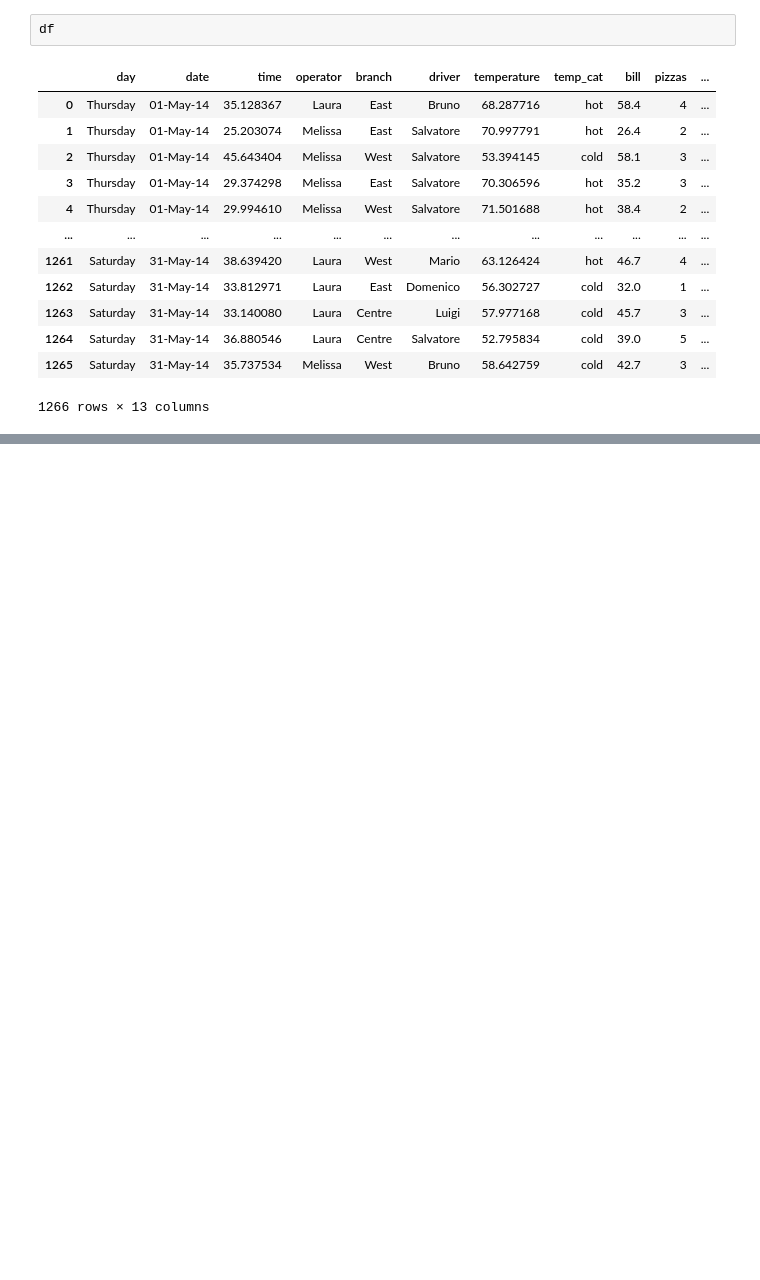
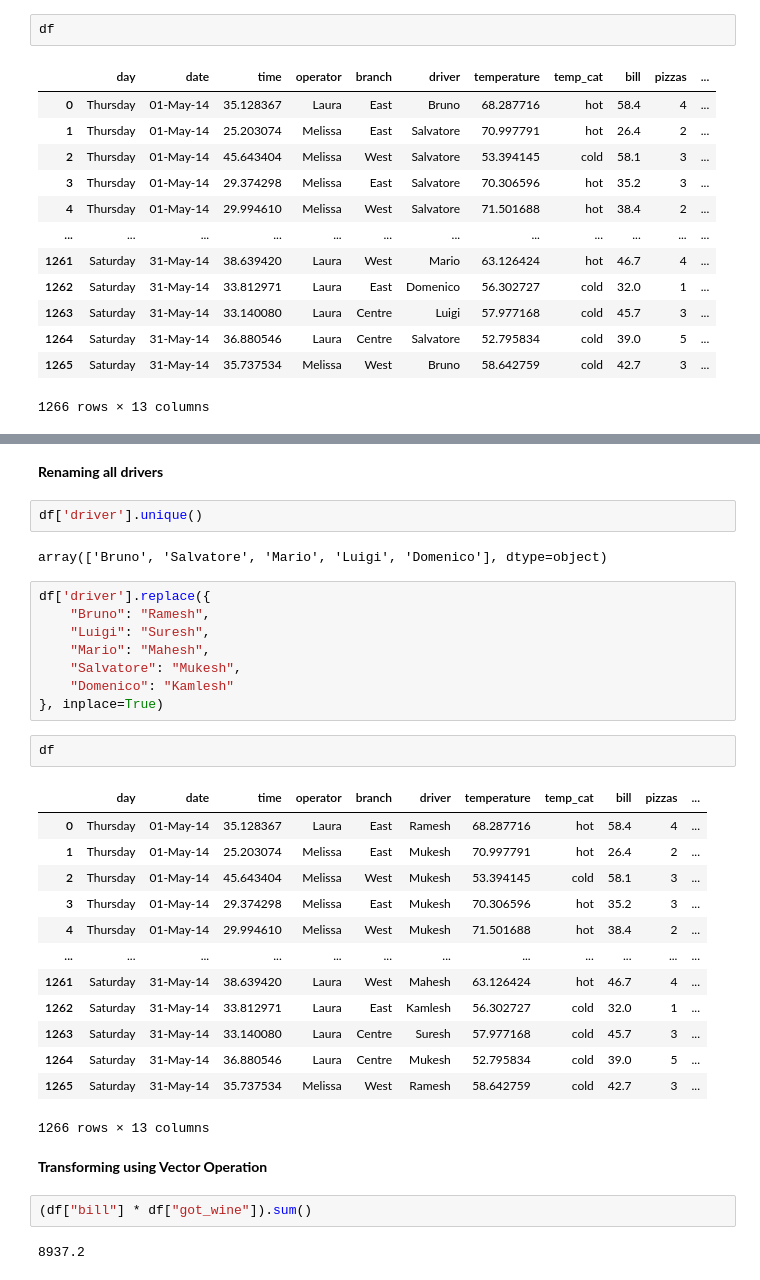
Before and after one commit to Manish-Kumar-9782/Tutorials-, a Jupyter notebook: Python DataScience/Dec 2024/ML & DS Day 2.ipynb, the cells around one changed output, grey strips where cells are left out. Saved outputs shown, nothing was run; the diff lists cells and outputs as text; blank space fills up the shorter version.

Commit message:
worked on some filter and transform methods

```diff
--- a/Python DataScience/Dec 2024/ML & DS Day 2.ipynb
+++ b/Python DataScience/Dec 2024/ML & DS Day 2.ipynb
@@ -345,0 +381,36 @@ df
+# %% [markdown]
+**Renaming all drivers**
+# %%
+df['driver'].unique()
+# %% [output]
+array(['Bruno', 'Salvatore', 'Mario', 'Luigi', 'Domenico'], dtype=object)
+# %%
+df['driver'].replace({
+    "Bruno": "Ramesh",
+    "Luigi": "Suresh",
+    "Mario": "Mahesh",
+    "Salvatore": "Mukesh",
+    "Domenico": "Kamlesh"
+}, inplace=True)
+# %%
+df
+# %% [output]
+|  | day | date | time | operator | branch | driver | temperature | temp_cat | bill | pizzas | ... |
+| 0 | Thursday | 01-May-14 | 35.128367 | Laura | East | Ramesh | 68.287716 | hot | 58.4 | 4 | ... |
+| 1 | Thursday | 01-May-14 | 25.203074 | Melissa | East | Mukesh | 70.997791 | hot | 26.4 | 2 | ... |
+| 2 | Thursday | 01-May-14 | 45.643404 | Melissa | West | Mukesh | 53.394145 | cold | 58.1 | 3 | ... |
+| 3 | Thursday | 01-May-14 | 29.374298 | Melissa | East | Mukesh | 70.306596 | hot | 35.2 | 3 | ... |
+| 4 | Thursday | 01-May-14 | 29.994610 | Melissa | West | Mukesh | 71.501688 | hot | 38.4 | 2 | ... |
+| ... | ... | ... | ... | ... | ... | ... | ... | ... | ... | ... | ... |
+| 1261 | Saturday | 31-May-14 | 38.639420 | Laura | West | Mahesh | 63.126424 | hot | 46.7 | 4 | ... |
+| 1262 | Saturday | 31-May-14 | 33.812971 | Laura | East | Kamlesh | 56.302727 | cold | 32.0 | 1 | ... |
+| 1263 | Saturday | 31-May-14 | 33.140080 | Laura | Centre | Suresh | 57.977168 | cold | 45.7 | 3 | ... |
+| 1264 | Saturday | 31-May-14 | 36.880546 | Laura | Centre | Mukesh | 52.795834 | cold | 39.0 | 5 | ... |
+| 1265 | Saturday | 31-May-14 | 35.737534 | Melissa | West | Ramesh | 58.642759 | cold | 42.7 | 3 | ... |
+1266 rows × 13 columns
+# %% [markdown]
+**Transforming using Vector Operation**
+# %%
+(df["bill"] * df["got_wine"]).sum()
+# %% [output]
+8937.2
```
Also changed, not shown: parts of 23 cells of this notebook.
